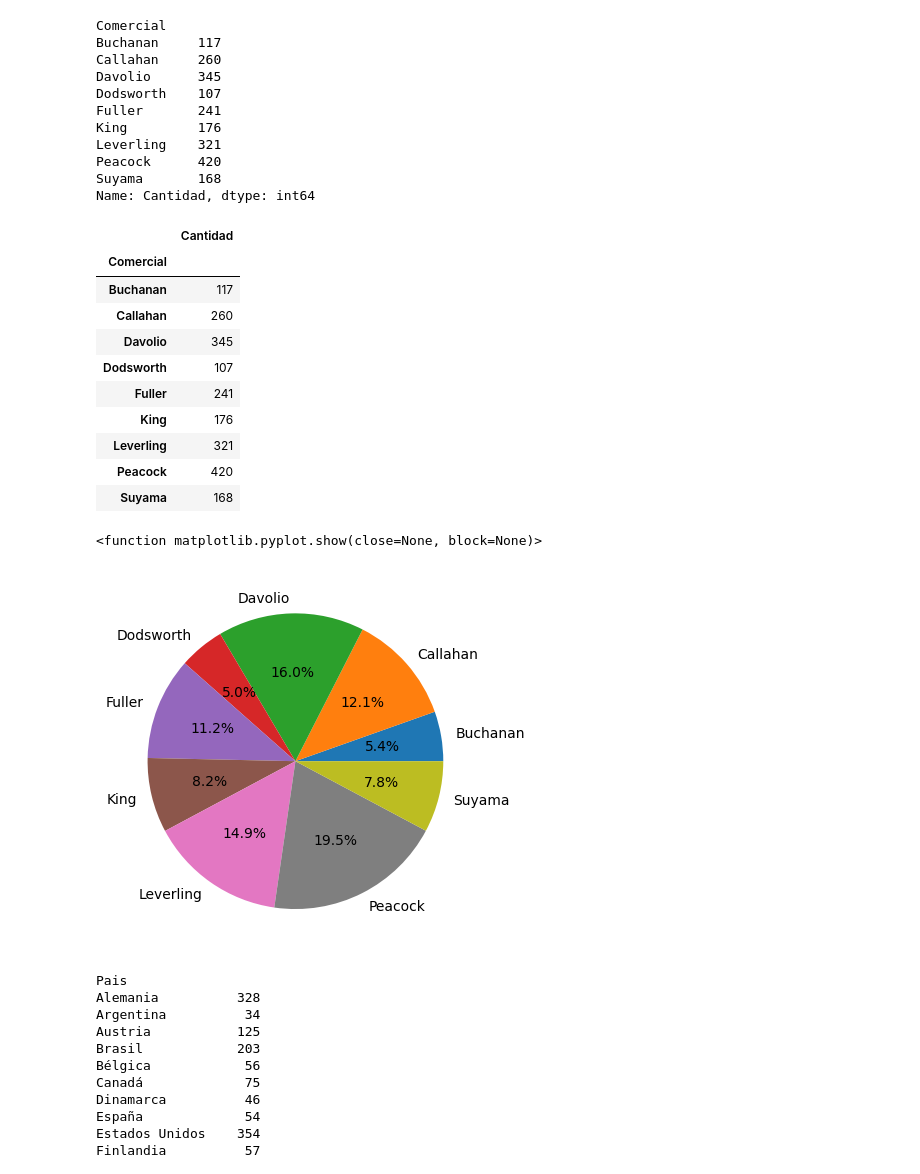
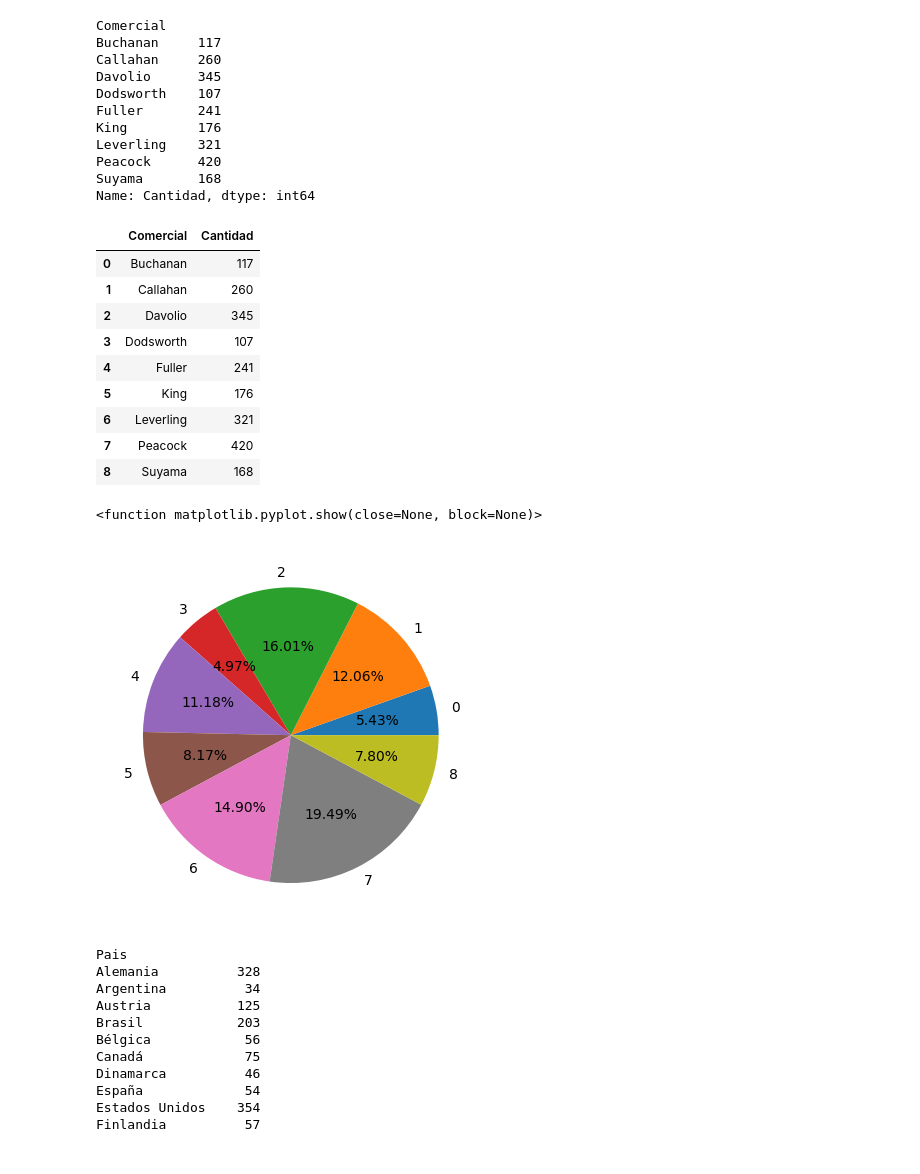
Before and after one commit to rvagelet/Python, a Jupyter notebook: 19072024.ipynb, the cells around one changed output. Cells and saved outputs as stored; diff of their text form; code cells hidden in the pictures.

```diff
--- a/19072024.ipynb
+++ b/19072024.ipynb
@@ -115,7 +115,8 @@ def descuento(Categoria):
      else:
           return 0
 
-Pedidos['DescuentoPorCategoria'] = Pedidos['Categoria'].apply(descuento)
+#Crear la columna que contendrá el descuento
+Pedidos['DescuentoPorCategoria'] = Pedidos['Importe']*Pedidos['Categoria'].apply(descuento)
 Pedidos
 
 Pedidos['Importe Neto'] = Pedidos['Importe'] - Pedidos['DescuentoPorCategoria']
@@ -171,31 +172,31 @@ Peacock      420
 Suyama       168
 Name: Cantidad, dtype: int64
 # %%
-DFComercial=pd.DataFrame(Importeagrupacio, columns = ['Cantidad'])
+DFComercial=pd.DataFrame(Importeagrupacio, columns = ['Cantidad']).reset_index()
 DFComercial
 # %% [output]
-|  | Cantidad |
-| Comercial |  |
-| Buchanan | 117 |
-| Callahan | 260 |
-| Davolio | 345 |
-| Dodsworth | 107 |
-| Fuller | 241 |
-| King | 176 |
-| Leverling | 321 |
-| Peacock | 420 |
-| Suyama | 168 |
+|  | Comercial | Cantidad |
+| 0 | Buchanan | 117 |
+| 1 | Callahan | 260 |
+| 2 | Davolio | 345 |
+| 3 | Dodsworth | 107 |
+| 4 | Fuller | 241 |
+| 5 | King | 176 |
+| 6 | Leverling | 321 |
+| 7 | Peacock | 420 |
+| 8 | Suyama | 168 |
 # %%
 l
 # %%
+#Crear gráfico circular
 import matplotlib.pyplot as plt     #importació del matplotlib
-fig, comercial=plt.subplots()       #això és per fer el quadrat blanc
-#podem gafar la fila que vulguem, perquè totes elles ens permetran sumar les fileres.
-comercial.pie(DFComercial['Cantidad'], labels=DFComercial.index, autopct="%1.1f%%")
+fig, comercial=plt.subplots()       #això és per fer el quadrat blanc. S'ha de reservar espai en el Kernel perquè creï la figura
+#podem agafar la fila que vulguem, perquè totes elles ens permetran sumar les fileres!
+comercial.pie(DFComercial['Cantidad'], labels=DFComercial.index, autopct="%.2f%%")
 plt.show
 # %% [output]
 <function matplotlib.pyplot.show(close=None, block=None)>
-[figure, old version]
+[figure, new version]
 # %%
 #Suma importe neto
 Importeagrupacio1 = Pedidos.groupby(['Pais'])['Importe Neto'].count()
```
Also changed, not shown: parts of 2 cells of this notebook.
